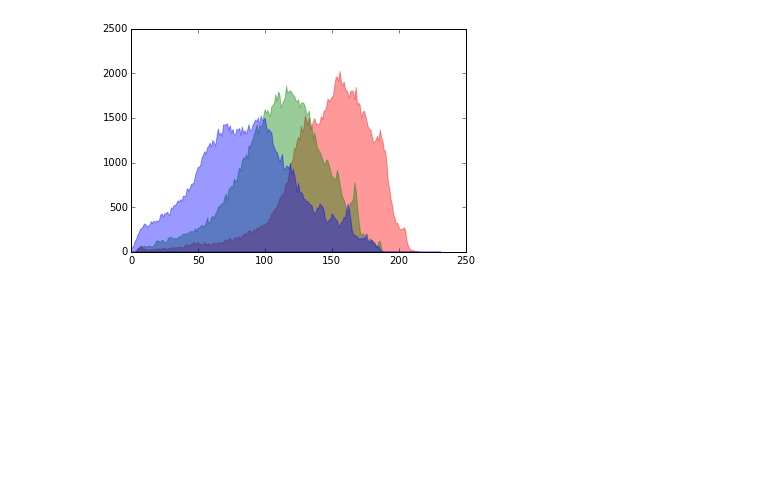
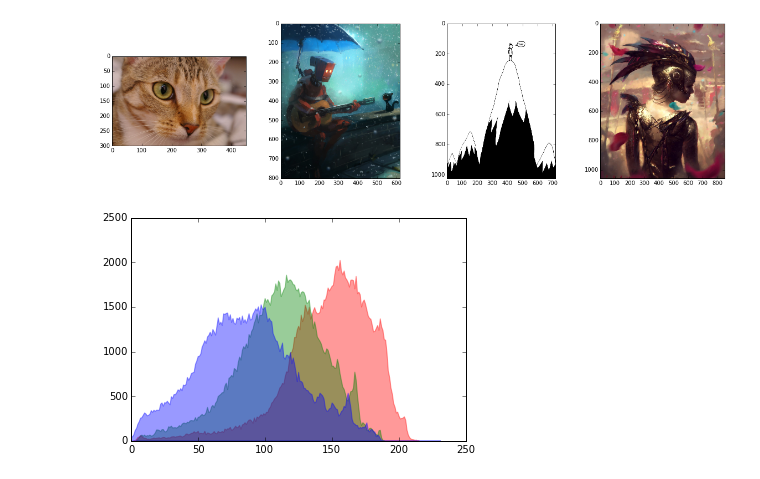
Before and after one commit to alexjohnson505/skimage-tutorials, a Jupyter notebook: CS4300_Assignment02_AlexJohnson.ipynb, the cells around one changed output. Saved outputs shown, nothing was run; the diff lists cells and outputs as text; code cells hidden in the pictures; blank space fills up the shorter version.

```diff
--- a/CS4300_Assignment02_AlexJohnson.ipynb
+++ b/CS4300_Assignment02_AlexJohnson.ipynb
@@ -28,3 +24,45 @@ def showImage(image):
+# %%
+# Helper functions:
+from skimage import img_as_float
+
+# Skdemo's function for mapping all provided images
+# I've copy+pasted the code, since I'm having difficulty
+# importing the skdemo lib
+
+def imshow_all(*images, **kwargs):
+    images = [img_as_float(img) for img in images]
+
+    titles = kwargs.pop('titles', [])
+    if len(titles) != len(images):
+        titles = list(titles) + [''] * (len(images) - len(titles))
+
+    limits = kwargs.pop('limits', 'image')
+    if limits == 'image':
+        kwargs.setdefault('vmin', min(img.min() for img in images))
+        kwargs.setdefault('vmax', max(img.max() for img in images))
+    elif limits == 'dtype':
+        vmin, vmax = dtype_limits(images[0])
+        kwargs.setdefault('vmin', vmin)
+        kwargs.setdefault('vmax', vmax)
+
+    nrows, ncols = kwargs.get('shape', (1, len(images)))
+
+    size = nrows * kwargs.pop('size', 5)
+    width = size * len(images)
+    if nrows > 1:
+        width /= nrows * 1.33
+    fig, axes = plt.subplots(nrows=nrows, ncols=ncols, figsize=(width, size))
+    for ax, img, label in zip(axes.ravel(), images, titles):
+        ax.imshow(img, **kwargs)
+        ax.set_title(label)
+
+imshow_all(cat, robot, mountain, parade)
+
+# Render a color image
+def showImage(image):
+    plt.imshow(image, cmap=cm.gray, interpolation='nearest');
+# %% [output]
+[figure, added]
 # %%
 # Part A I - Color & Exposure
 # Create a function to plot a histagram for RGB.
```
Also changed, not shown: parts of 16 cells of this notebook.
